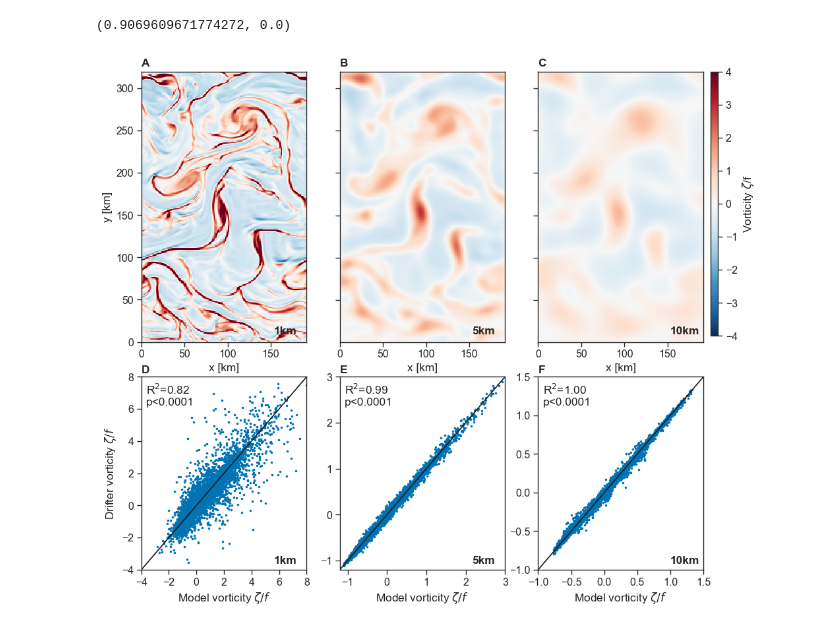
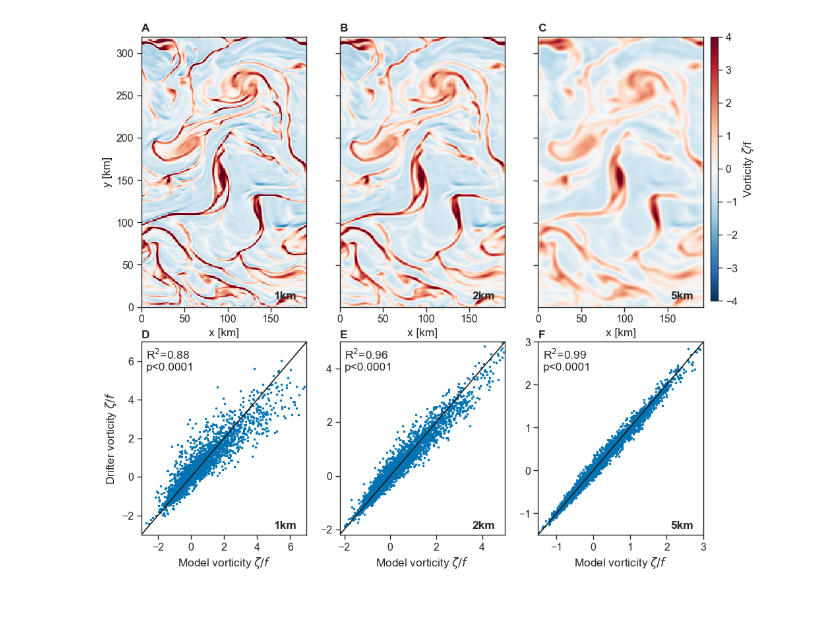
Before and after one commit to sessink/velocity_gradients, a Jupyter notebook: notebooks/performance.ipynb, the cells around one changed output. Drawn from its saved outputs; the diff is of its cells as text; code cells hidden in the pictures.

```diff
--- a/notebooks/performance.ipynb
+++ b/notebooks/performance.ipynb
@@ -166,11 +54,11 @@ from scipy.ndimage import gaussian_filter
 # %%
 mode ='constant'
-vor_5km = gaussian_filter(vor,sigma=5,mode=mode)
-u_5km = gaussian_filter(u,sigma=5,mode=mode)
-v_5km = gaussian_filter(v,sigma=5,mode=mode)
-vor_10km = gaussian_filter(vor,sigma=10,mode=mode)
-u_10km = gaussian_filter(u,sigma=10,mode=mode)
-v_10km = gaussian_filter(v,sigma=10,mode=mode)
+vor_5km = gaussian_filter(vor,sigma=1,mode=mode)
+u_5km = gaussian_filter(u,sigma=1,mode=mode)
+v_5km = gaussian_filter(v,sigma=1,mode=mode)
+vor_10km = gaussian_filter(vor,sigma=2.5,mode=mode)
+u_10km = gaussian_filter(u,sigma=2.5,mode=mode)
+v_10km = gaussian_filter(v,sigma=2.5,mode=mode)
 # %%
 fu = interpolate.RectBivariateSpline(yc,xc,u)
 fv = interpolate.RectBivariateSpline(yc,xc,v)
@@ -184,7 +72,12 @@ fu10 = interpolate.RectBivariateSpline(yc,xc,u_10km)
 fv10 = interpolate.RectBivariateSpline(yc,xc,v_10km)
 fzeta10 = interpolate.RectBivariateSpline(yc,xc,vor_10km)
 # %%
-#%%
+L = 2
+S = 1
+N = 5000
+M = 3
+xi,yi = make_n_hexs(L,S,N,M)
+
 ui=np.zeros((N,M))
 vi=np.zeros((N,M))
 ui5=np.zeros((N,M))
@@ -222,7 +113,3 @@ from scipy.stats import pearsonr
-# %%
-pearsonr(df_comparison.model_zeta, df_comparison.drifter_zeta)
-# %% [output]
-(0.9069609671774272, 0.0)
 # %%
 f = plt.figure(figsize=(11,10))
 widths = [1,1,1]
@@ -261,55 +148,57 @@ ax4 = f.add_subplot(spec[1, 0])
 ax4.scatter(x='model_zeta',y='drifter_zeta',data=df_comparison, s=3)
 ax4.set_xlabel('Model vorticity $\zeta/f$')
 ax4.set_ylabel('Drifter vorticity $\zeta/f$')
-ax4.set_xlim(-4,8)
-ax4.set_ylim(-4,8)
-ax4.set_xticks(np.arange(-4,10,2))
-ax4.plot([-4,8],[-4,8], color='k')
+ax4.set_xlim(-3,7)
+ax4.set_ylim(-3,7)
+ax4.set_xticks(np.arange(-2,8,2))
+ax4.set_yticks(np.arange(-2,8,2))
+ax4.plot([-3,7],[-3,7], color='k')
 
 ax5 = f.add_subplot(spec[1, 1])
 ax5.scatter(x='model_zeta10',y='drifter_zeta10',data=df_comparison, s=3)
 ax5.set_xlabel('Model vorticity $\zeta/f$')
 # ax5.set_ylabel('Drifter vorticity $\zeta/f$')
-ax5.set_xlim(-1.2,3)
-ax5.set_ylim(-1.2,3)
-ax5.set_yticks(np.arange(-1,4,1))
-ax5.plot([-1.2,3],[-1.2,3], color='k')
-
+ax5.set_xlim(-2.2,5)
+ax5.set_ylim(-2.2,5)
+ax5.set_xticks(np.arange(-2,6,2))
+ax5.set_yticks(np.arange(-2,6,2))
+ax5.plot([-2.2,5],[-2.2,5], color='k')
 
 ax6 = f.add_subplot(spec[1, 2])
 ax6.scatter(x='model_zeta20',y='drifter_zeta20',data=df_comparison, s=3)
 
 ax6.set_xlabel('Model vorticity $\zeta/f$')
 # ax6.set_ylabel('Drifter vorticity $\zeta/f$')
-ax6.set_xlim(-1,1.5)
-ax6.set_ylim(-1,1.5)
-ax6.plot([-1,1.5],[-1,1.5], color='k')
+ax6.set_xlim(-1.5,3)
+ax6.set_ylim(-1.5,3)
+ax6.plot([-1.5,3],[-1.5,3], color='k')
+ax6.set_yticks(np.arange(-1,4,1))
 # ax6.set_yticklabels([])
 
 ax1.annotate('1km',(0.8,0.03),xycoords='axes fraction',weight='bold')
-ax2.annotate('5km',(0.8,0.03),xycoords='axes fraction',weight='bold')
-ax3.annotate('10km',(0.8,0.03),xycoords='axes fraction',weight='bold')
+ax2.annotate('2km',(0.8,0.03),xycoords='axes fraction',weight='bold')
+ax3.annotate('5km',(0.8,0.03),xycoords='axes fraction',weight='bold')
 ax4.annotate('1km',(0.8,0.03),xycoords='axes fraction',weight='bold')
-ax5.annotate('5km',(0.8,0.03),xycoords='axes fraction',weight='bold')
-ax6.annotate('10km',(0.8,0.03),xycoords='axes fraction',weight='bold')
+ax5.annotate('2km',(0.8,0.03),xycoords='axes fraction',weight='bold')
+ax6.annotate('5km',(0.8,0.03),xycoords='axes fraction',weight='bold')
 
 r,p = pearsonr(df_comparison.model_zeta, df_comparison.drifter_zeta)
 r2=r**2
 ax4.annotate(rf'R$^2$={r2:2.2f}'+'\n'+r'p<0.0001',(0.03,0.85),xycoords='axes fraction')
 
 r,p = pearsonr(df_comparison.model_zeta10, df_comparison.drifter_zeta10)
 r2=r**2
 ax5.annotate(rf'R$^2$={r2:2.2f}'+'\n'+r'p<0.0001',(0.03,0.85),xycoords='axes fraction')
 r,p = pearsonr(df_comparison.model_zeta20, df_comparison.drifter_zeta20)
 r2=r**2
 # ax6.annotate(rf'R$^2$={r:2.2f}',(0.03,0.9),xycoords='axes fraction')
 ax6.annotate(rf'R$^2$={r2:2.2f}'+'\n'+r'p<0.0001',(0.03,0.85),xycoords='axes fraction')
 
 # spec.tight_layout(f)
 spec.update(hspace=0.15,wspace=0.2)
 
 alphabet([ax1,ax2,ax3,ax4,ax5,ax6])
 
 plt.savefig('../figures/performance_v2.pdf',bb_inches='tight',dpi=600)
 # %% [output]
-[figure, old version]
+[figure, new version]
```
Also changed, not shown: parts of 13 cells of this notebook, 4 other files.
